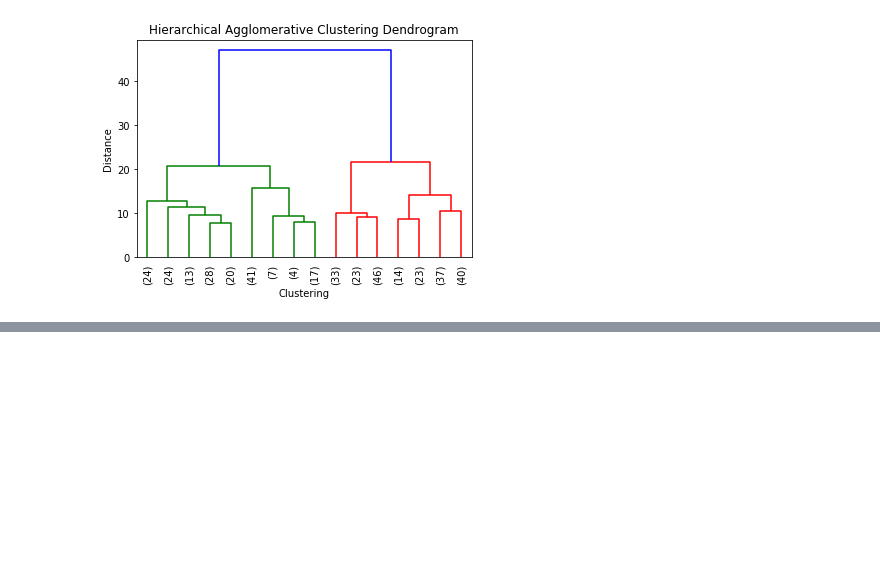
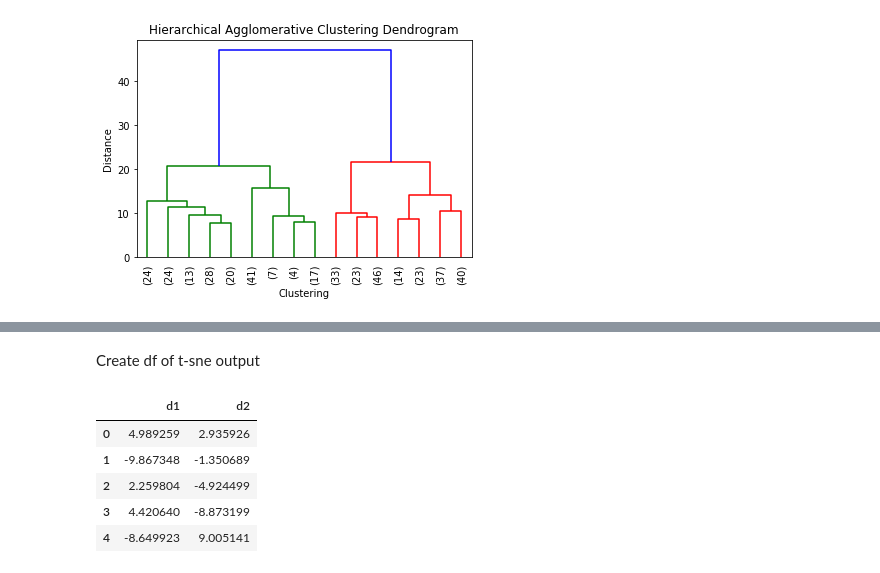
Before and after one commit to blantj/nba_position_clustering, a Jupyter notebook: Modeling.ipynb, the cells around one changed output, grey strips where cells are left out. Drawn from its saved outputs; the diff is of its cells as text; code cells hidden in the pictures; blank space fills up the shorter version.

```diff
--- a/Modeling.ipynb
+++ b/Modeling.ipynb
@@ -202,0 +217,12 @@ Text(0, 0.5, 'Distance')
+# %% [markdown]
+Create df of t-sne output
+# %%
+tsne_df = pd.DataFrame(tsne_output, columns = ['d1', 'd2'])
+tsne_df.head()
+# %% [output]
+|  | d1 | d2 |
+| 0 | 4.989259 | 2.935926 |
+| 1 | -9.867348 | -1.350689 |
+| 2 | 2.259804 | -4.924499 |
+| 3 | 4.420640 | -8.873199 |
+| 4 | -8.649923 | 9.005141 |
```
Also changed, not shown: parts of 8 cells of this notebook.
